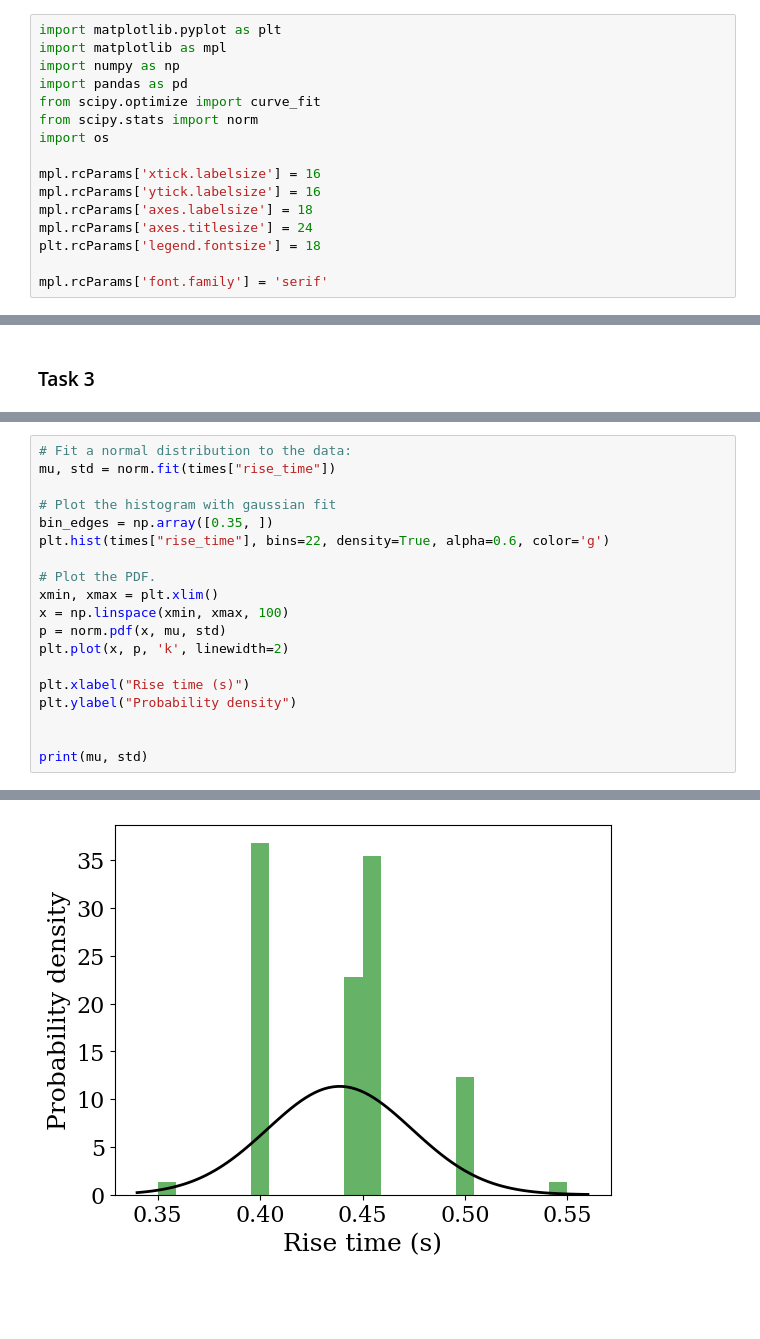
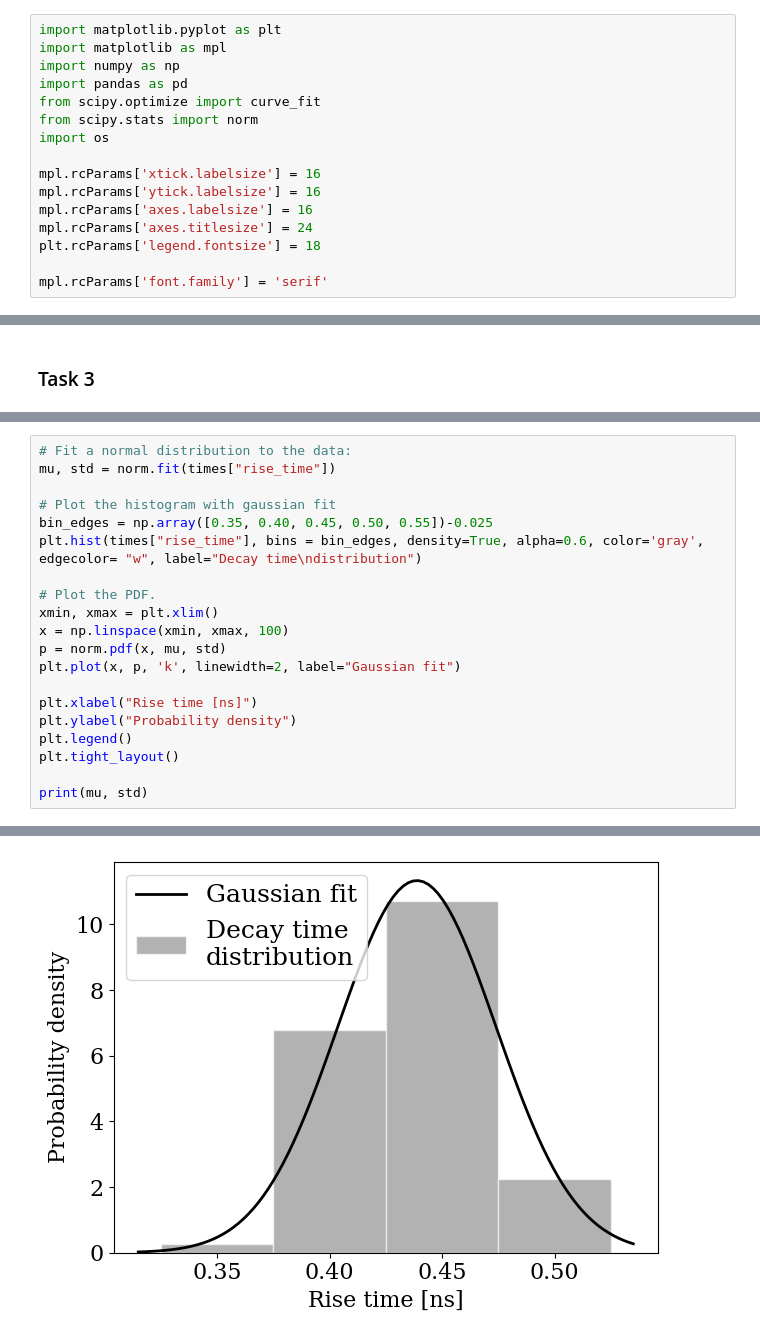
Before and after one commit to ermas3/SNSPD, a Jupyter notebook: data_analysis.ipynb, the cells around one changed output, grey strips where cells are left out. Saved outputs shown, nothing was run; the diff lists cells and outputs as text; blank space fills up the shorter version.

Commit message:
improve figures

```diff
--- a/data_analysis.ipynb
+++ b/data_analysis.ipynb
@@ -9,7 +9,7 @@ import os
 
 mpl.rcParams['xtick.labelsize'] = 16
 mpl.rcParams['ytick.labelsize'] = 16
-mpl.rcParams['axes.labelsize'] = 18
+mpl.rcParams['axes.labelsize'] = 16
 mpl.rcParams['axes.titlesize'] = 24
 plt.rcParams['legend.fontsize'] = 18
 
@@ -231,22 +277,23 @@ print(mu, std)
 # %%
 # Fit a normal distribution to the data:
 mu, std = norm.fit(times["rise_time"])
 
 # Plot the histogram with gaussian fit
-bin_edges = np.array([0.35, ])
-plt.hist(times["rise_time"], bins=22, density=True, alpha=0.6, color='g')
+bin_edges = np.array([0.35, 0.40, 0.45, 0.50, 0.55])-0.025
+plt.hist(times["rise_time"], bins = bin_edges, density=True, alpha=0.6, color='gray', edgecolor= "w", label="Decay time\ndistribution")
 
 # Plot the PDF.
 xmin, xmax = plt.xlim()
 x = np.linspace(xmin, xmax, 100)
 p = norm.pdf(x, mu, std)
-plt.plot(x, p, 'k', linewidth=2)
+plt.plot(x, p, 'k', linewidth=2, label="Gaussian fit")
 
-plt.xlabel("Rise time (s)")
+plt.xlabel("Rise time [ns]")
 plt.ylabel("Probability density")
-
+plt.legend()
+plt.tight_layout()
 
 print(mu, std)
 # %% [output]
 0.43884297304694225 0.03520166218956846
-[figure, old version]
+[figure, new version]
```
Also changed, not shown: parts of 8 cells of this notebook, 1 other file.
